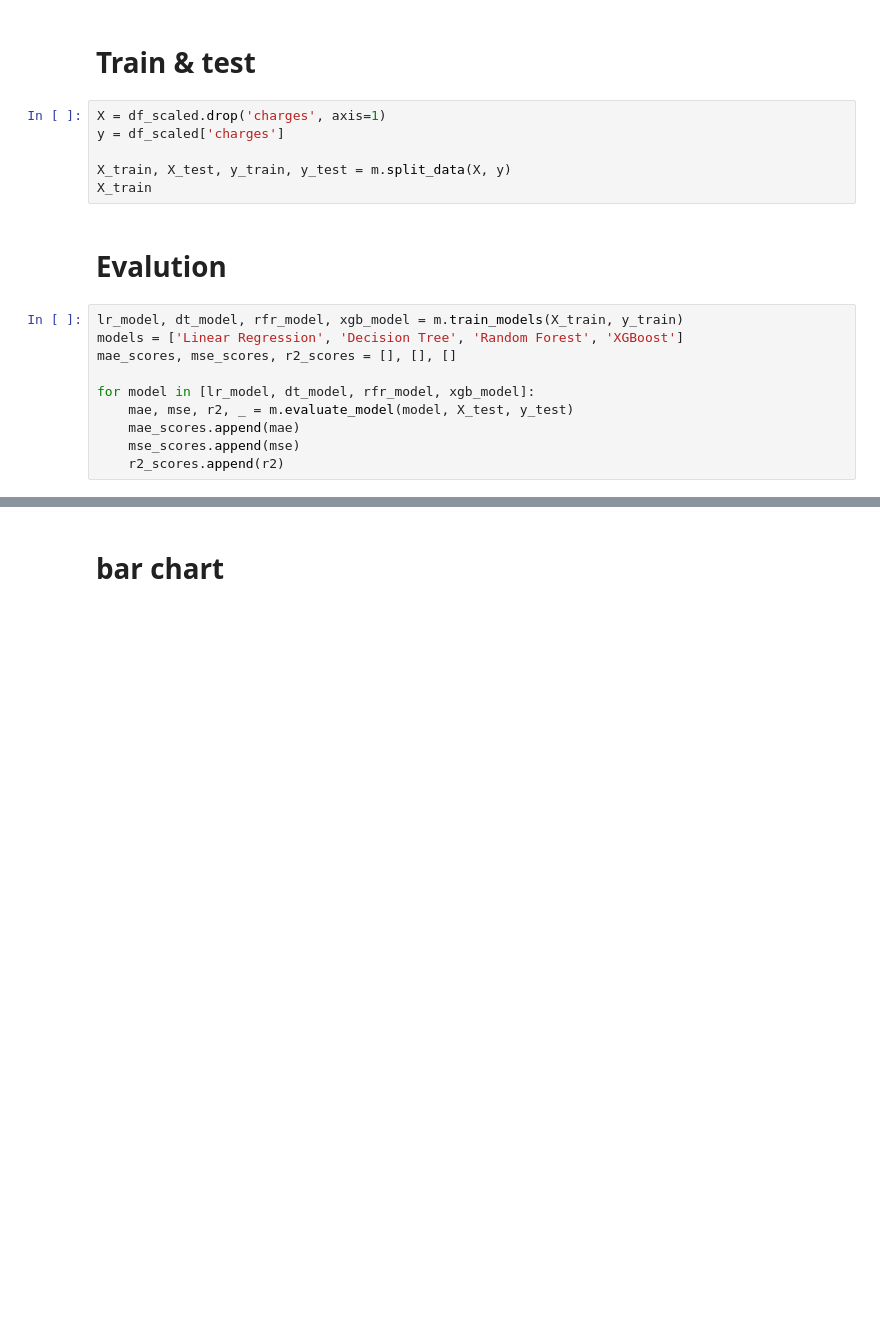
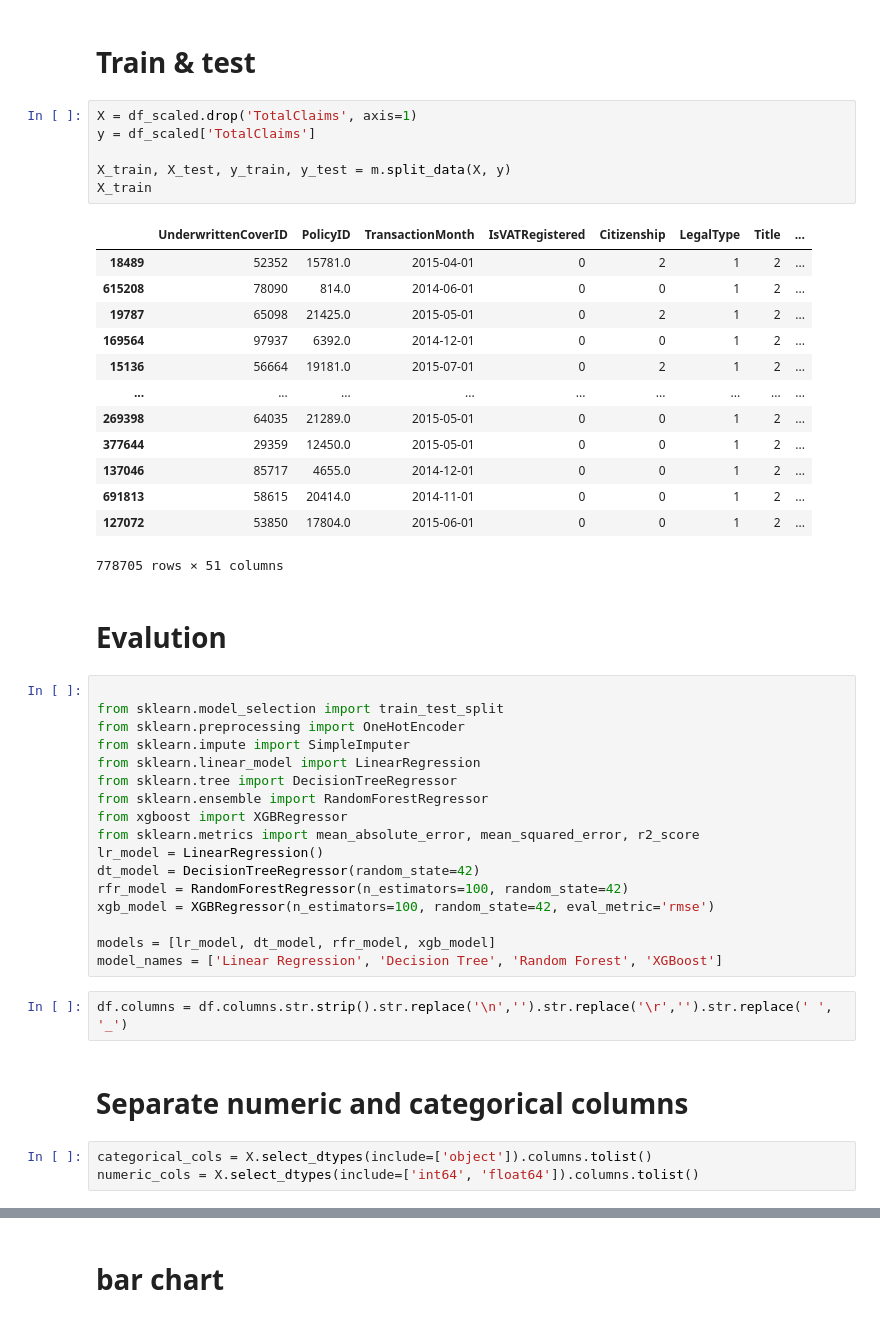
Before and after one commit to Hakima-Muktar/alpha-care-insurance, a Jupyter notebook: notebook/demo.ipynb, the cells around one changed output, grey strips where cells are left out. Drawn from its saved outputs; the diff is of its cells as text; blank space fills up the shorter version.

```diff
--- a/notebook/demo.ipynb
+++ b/notebook/demo.ipynb
@@ -36,20 +135,48 @@ df_scaled
 # %% [markdown]
 # Train & test
 # %%
-X = df_scaled.drop('charges', axis=1)
-y = df_scaled['charges']
+X = df_scaled.drop('TotalClaims', axis=1)
+y = df_scaled['TotalClaims']
 
 X_train, X_test, y_train, y_test = m.split_data(X, y)
 X_train
+# %% [output]
+|  | UnderwrittenCoverID | PolicyID | TransactionMonth | IsVATRegistered | Citizenship | LegalType | Title | ... |
+| 18489 | 52352 | 15781.0 | 2015-04-01 | 0 | 2 | 1 | 2 | ... |
+| 615208 | 78090 | 814.0 | 2014-06-01 | 0 | 0 | 1 | 2 | ... |
+| 19787 | 65098 | 21425.0 | 2015-05-01 | 0 | 2 | 1 | 2 | ... |
+| 169564 | 97937 | 6392.0 | 2014-12-01 | 0 | 0 | 1 | 2 | ... |
+| 15136 | 56664 | 19181.0 | 2015-07-01 | 0 | 2 | 1 | 2 | ... |
+| ... | ... | ... | ... | ... | ... | ... | ... | ... |
+| 269398 | 64035 | 21289.0 | 2015-05-01 | 0 | 0 | 1 | 2 | ... |
+| 377644 | 29359 | 12450.0 | 2015-05-01 | 0 | 0 | 1 | 2 | ... |
+| 137046 | 85717 | 4655.0 | 2014-12-01 | 0 | 0 | 1 | 2 | ... |
+| 691813 | 58615 | 20414.0 | 2014-11-01 | 0 | 0 | 1 | 2 | ... |
+| 127072 | 53850 | 17804.0 | 2015-06-01 | 0 | 0 | 1 | 2 | ... |
+778705 rows × 51 columns
 # %% [markdown]
 # Evalution
 # %%
-lr_model, dt_model, rfr_model, xgb_model = m.train_models(X_train, y_train)
-models = ['Linear Regression', 'Decision Tree', 'Random Forest', 'XGBoost']
-mae_scores, mse_scores, r2_scores = [], [], []
 
-for model in [lr_model, dt_model, rfr_model, xgb_model]:
-    mae, mse, r2, _ = m.evaluate_model(model, X_test, y_test)
-    mae_scores.append(mae)
-    mse_scores.append(mse)
-    r2_scores.append(r2)
+from sklearn.model_selection import train_test_split
+from sklearn.preprocessing import OneHotEncoder
+from sklearn.impute import SimpleImputer
+from sklearn.linear_model import LinearRegression
+from sklearn.tree import DecisionTreeRegressor
+from sklearn.ensemble import RandomForestRegressor
+from xgboost import XGBRegressor
+from sklearn.metrics import mean_absolute_error, mean_squared_error, r2_score
+lr_model = LinearRegression()
+dt_model = DecisionTreeRegressor(random_state=42)
+rfr_model = RandomForestRegressor(n_estimators=100, random_state=42)
+xgb_model = XGBRegressor(n_estimators=100, random_state=42, eval_metric='rmse')
+
+models = [lr_model, dt_model, rfr_model, xgb_model]
+model_names = ['Linear Regression', 'Decision Tree', 'Random Forest', 'XGBoost']
+# %%
+df.columns = df.columns.str.strip().str.replace('\n','').str.replace('\r','').str.replace(' ', '_')
+# %% [markdown]
+# Separate numeric and categorical columns
+# %%
+categorical_cols = X.select_dtypes(include=['object']).columns.tolist()
+numeric_cols = X.select_dtypes(include=['int64', 'float64']).columns.tolist()
```
Also changed, not shown: parts of 18 cells of this notebook.
